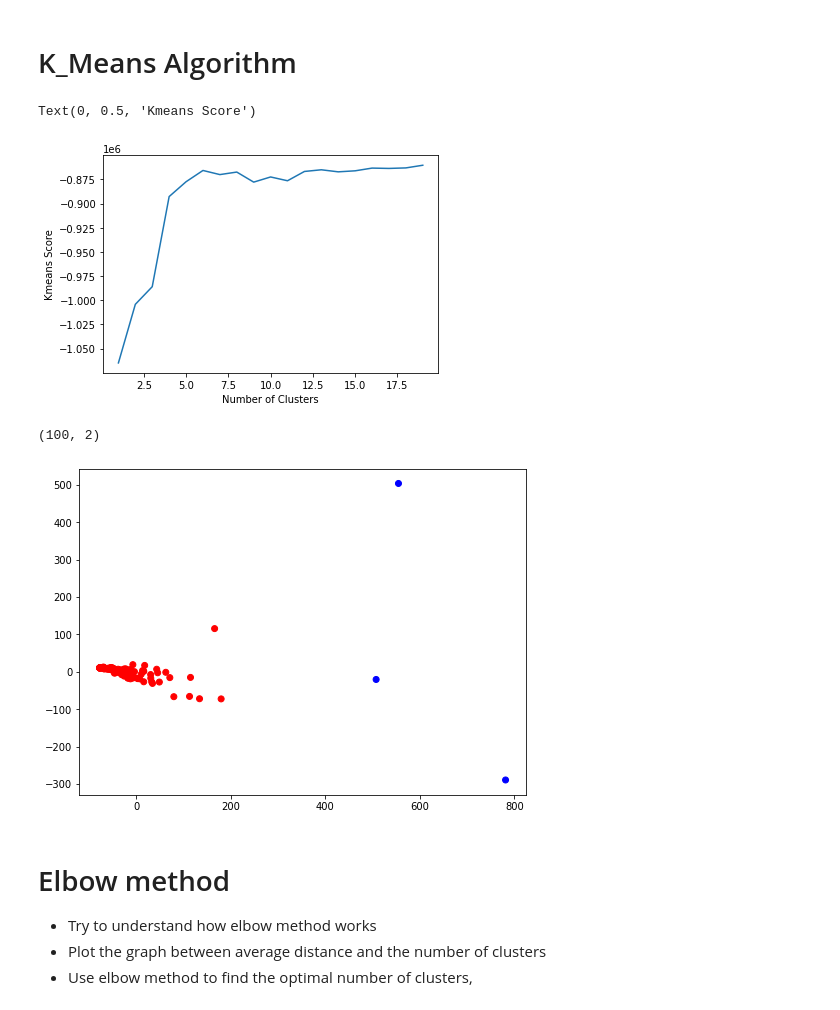
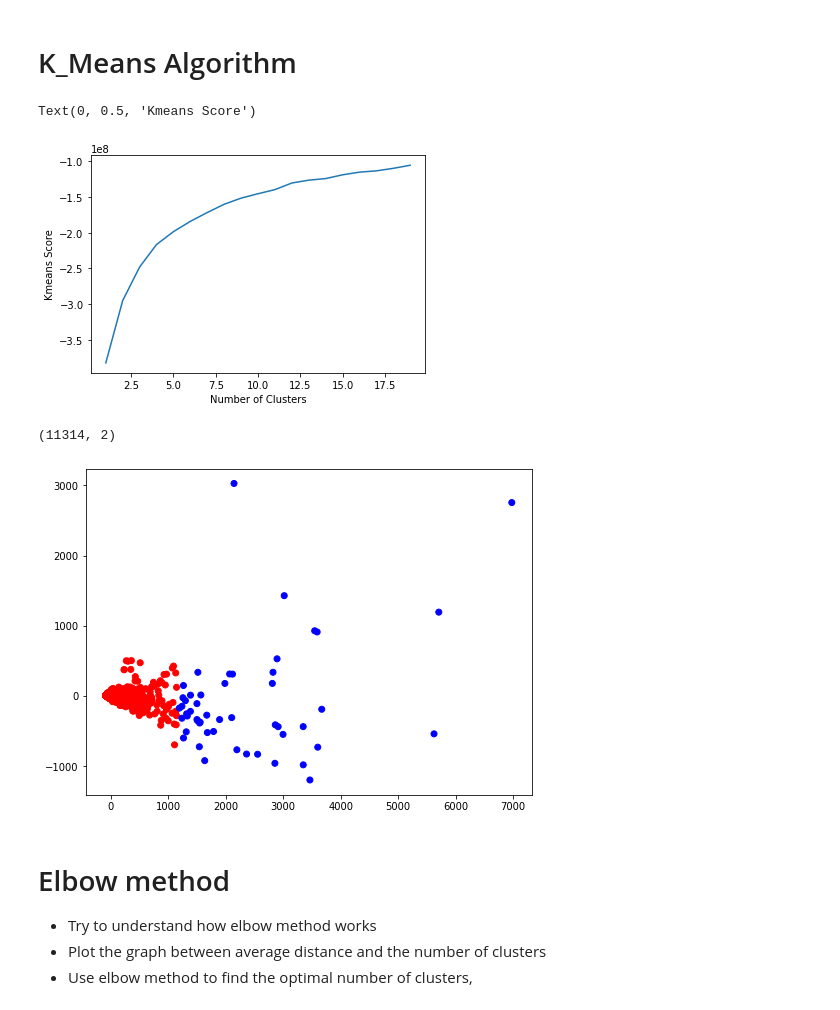
Before and after one commit to AbhinavChowdaryM98/KMeans-And-Regression, a Jupyter notebook: 2019101109_Assignment2_Q1.ipynb, the cells around one changed output. Saved outputs shown, nothing was run; the diff lists cells and outputs as text; code cells hidden in the pictures.

```diff
--- a/2019101109_Assignment2_Q1.ipynb
+++ b/2019101109_Assignment2_Q1.ipynb
@@ -128,7 +128,7 @@ def get_review_embedding(article):
 X, y = np.array(newsgroups_train['data']), np.array(newsgroups_train['target'])
 # %%
 X_processed = []
-for i in range(100):
+for i in range(len(X)):
   X_processed.append(get_review_embedding(X[i]))
 # %%
 # data visualization
@@ -144,30 +144,30 @@ import matplotlib.pyplot as plt
 # %%
 # code to write your Kmeans algorithm
 #implement your KMeans algorithm here, and visualise the clusters obtained
 
 from sklearn.cluster import KMeans
 from scipy.spatial.distance import cdist
 from sklearn.metrics import silhouette_score
 from sklearn.decomposition import PCA
 
 
 
 kmeans_scores = []
 distortions = [] #Elbow Method
 sillhoute_scores = [] # Silhoutte Scores Calculation
 for i in range(2, len(set(y[:100]))+1):
   kmeans = KMeans(n_clusters=i, random_state=4)
-  kmeans.fit(X_processed[:50])
-  distortions.append(sum(np.min(cdist(np.array(X_processed[:50]), kmeans.cluster_centers_,'seuclidean'), axis=1)) / np.array(X_processed[:50]).shape[0])
-  kmeans_scores.append(kmeans.score(X_processed[50:]))
-  sillhoute_scores.append(silhouette_score(X_processed[:50], kmeans.labels_))
+  kmeans.fit(X_processed)
+  distortions.append(sum(np.min(cdist(np.array(X_processed), kmeans.cluster_centers_,'seuclidean'), axis=1)) / np.array(X_processed).shape[0])
+  kmeans_scores.append(kmeans.score(X_processed))
+  sillhoute_scores.append(silhouette_score(X_processed, kmeans.labels_))
 
 plt.plot([i for i in range(1,len(distortions)+1)], kmeans_scores)
 plt.xlabel('Number of Clusters')
 plt.ylabel('Kmeans Score')
 # %% [output]
 Text(0, 0.5, 'Kmeans Score')
-[figure, old version]
+[figure, new version]
 # %%
 #PCA
 pca = PCA(n_components=2)
@@ -176,7 +176,7 @@ x_splitted = pca.transform(X_processed)
 #print(len(X_processed[0]))
 x_splitted.shape
 # %% [output]
-(100, 2)
+(11314, 2)
 # %%
 #code for visualisation of clusters
 kmeans = KMeans(n_clusters=2, random_state=4)
@@ -187,7 +187,7 @@ plt.figure(figsize=(8,6))
 label_color = [LABEL_COLOR_MAP[l] for l in kmeans.labels_]
 plot = plt.scatter(x_splitted[:,0],x_splitted[:,1],color = label_color)
 # %% [output]
-[figure, old version]
+[figure, new version]
 # %% [markdown]
 # Elbow method
 
```
Also changed, not shown: parts of 5 cells of this notebook, 2 other files.
